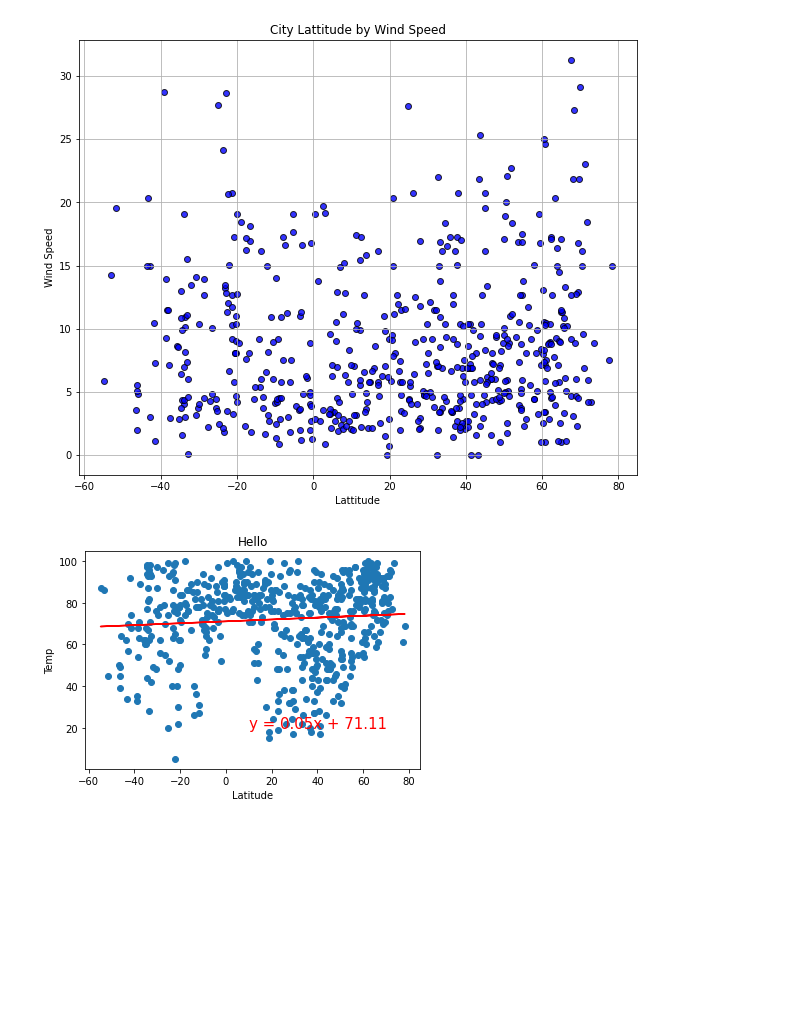
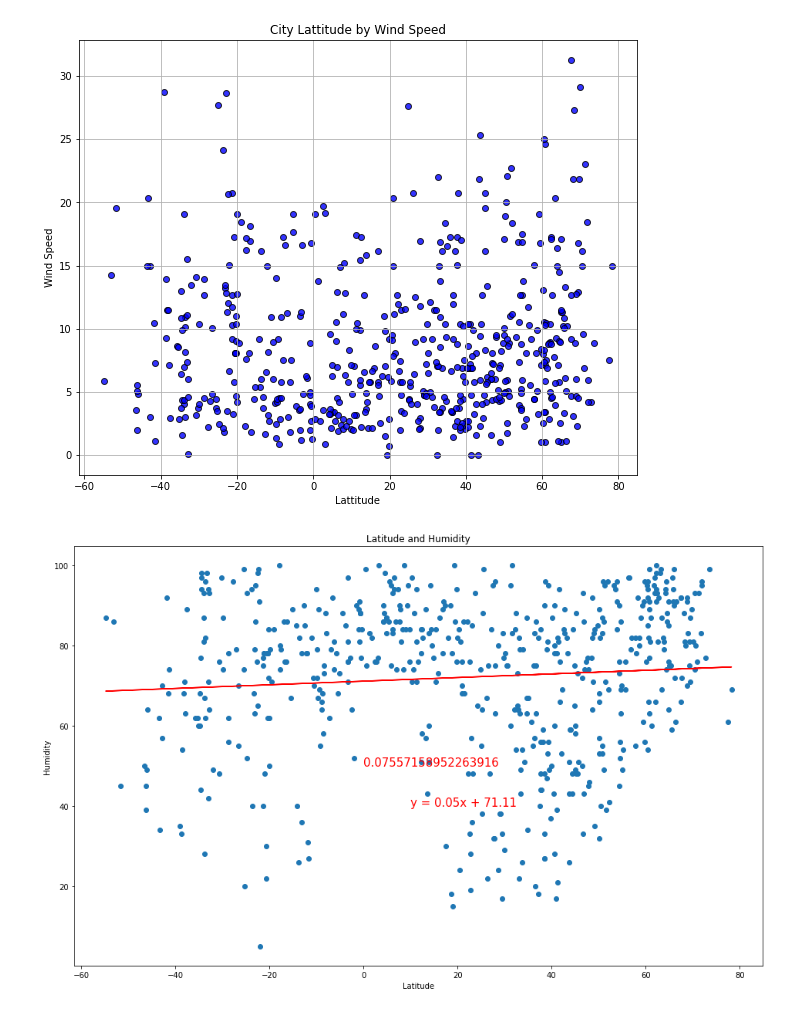
Before and after one commit to LJD0/World_Weather_Analysis, a Jupyter notebook: WeatherPy.ipynb, the cells around one changed output. Saved outputs shown, nothing was run; the diff lists cells and outputs as text; code cells hidden in the pictures; blank space fills up the shorter version.

```diff
--- a/WeatherPy.ipynb
+++ b/WeatherPy.ipynb
@@ -176,18 +173,19 @@ def plot_linear_regression(x_values, y_values, title, y_label, text_coordinates)
-# %%
-(slope, intercept, r_value, p_value, std_err) = linregress(lats,humidity)
-regress_values = lats*slope + intercept
-# Get the equation of the line.
-line_eq = "y = " + str(round(slope,2)) + "x + " + str(round(intercept,2))
-
-# Create a scatter plot of the x and y values.
-plt.scatter(lats,humidity)
-# Plot the regression line with the x-values and the y coordinates based on the intercept and slope.
-plt.plot(lats,regress_values,"r")
-# Annotate the text for the line equation and add its coordinates.
-plt.annotate(line_eq, (10,20), fontsize=15, color="red")
-plt.title("Hello")
-plt.xlabel('Latitude')
-plt.ylabel('Temp')
-plt.show()
-# %% [output]
-[figure, removed]
+# %%
+def plot_linregress (x_value,y_value,title,y_label,text_coordinates):
+    (slope, intercept, r_value, p_value, std_err) = linregress(x_value,y_value)
+    regress_values = x_value*slope + intercept
+    line_eq = f"y = {slope:.2f}x + {intercept:.2f}"
+    fig, ax = plt.subplots(figsize=(16,10))
+    ax.scatter(x_value,y_value)
+    ax.plot(x_value,regress_values,'r')
+    ax.annotate(line_eq,text_coordinates,fontsize=15,color='red')
+    ax.set_title(title)
+    ax.set_xlabel('Latitude')
+    ax.set_ylabel(y_label)
+    ax.annotate(r_value,(0,50),fontsize=15,color='red')
+
+    plt.show()
+# %%
+plot_linregress(lats,humidity,"Latitude and Humidity","Humidity",(10,40))
+# %% [output]
+[figure, added]
```
Also changed, not shown: parts of 22 cells of this notebook.
